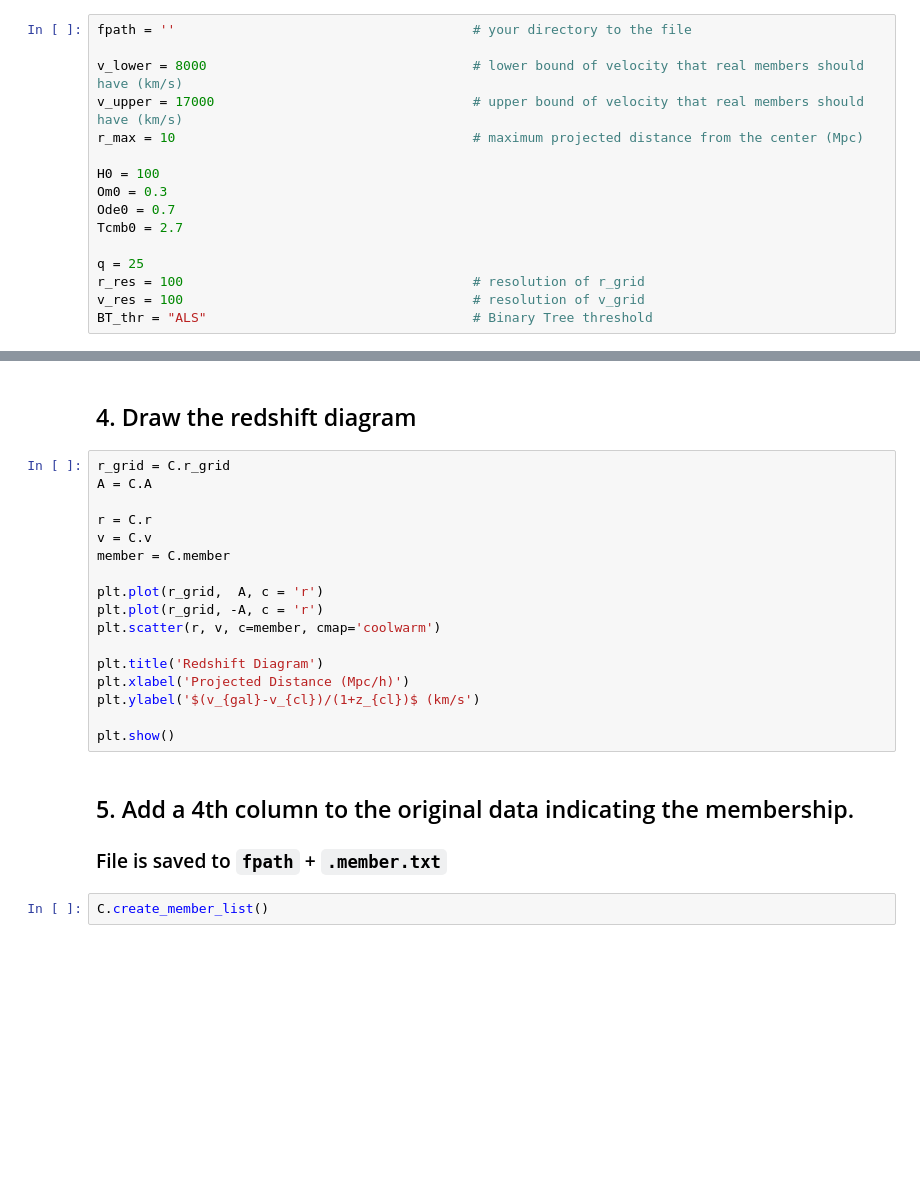
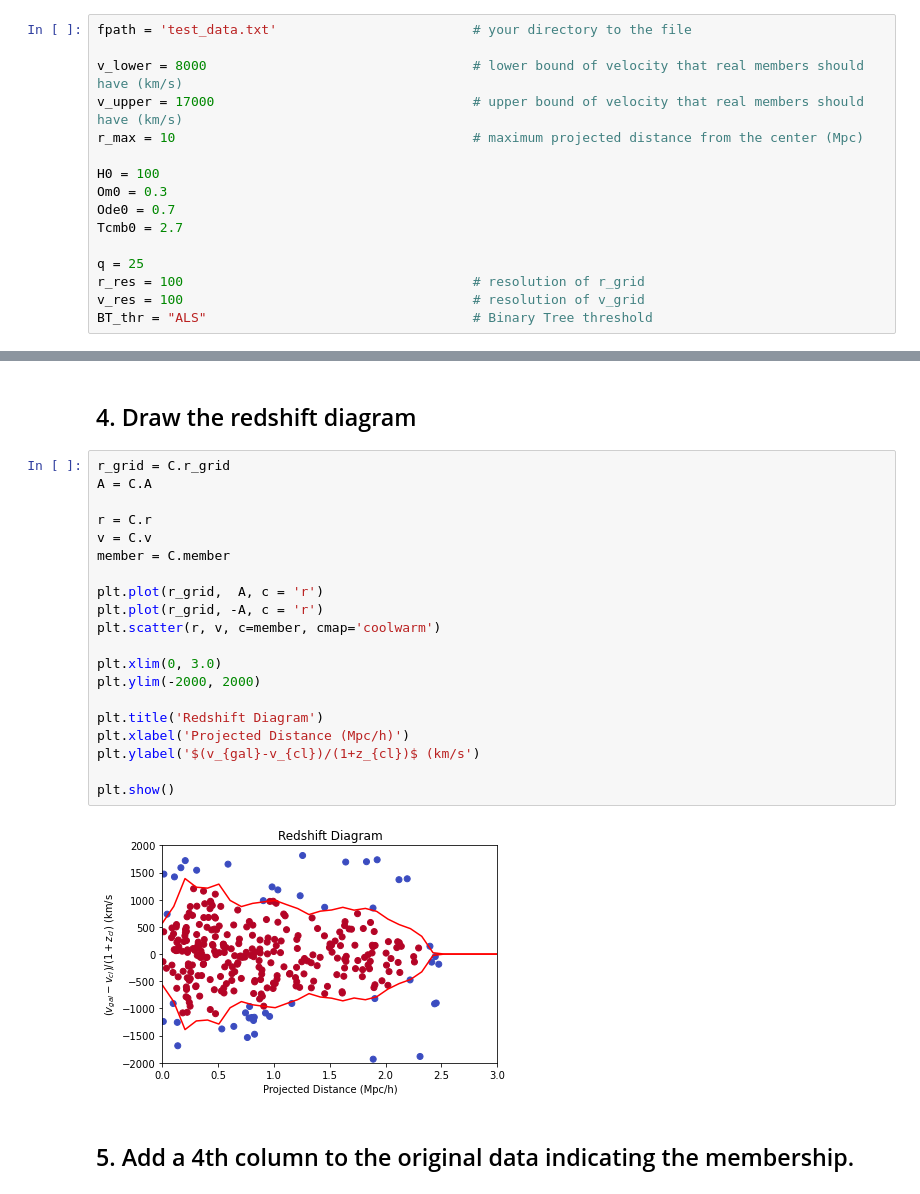
Before and after one commit to woodykang/CausticSNUpy, a Jupyter notebook: example.ipynb, the cells around one changed output, grey strips where cells are left out. Cells and saved outputs as stored; diff of their text form; blank space fills up the shorter version.

```diff
--- a/example.ipynb
+++ b/example.ipynb
@@ -9,7 +9,7 @@ from CausticSNUpy import caustics
 # %% [markdown]
 ## 2. Set parameters.
 # %%
-fpath = ''                                      # your directory to the file
+fpath = 'test_data.txt'                         # your directory to the file
 
 v_lower = 8000                                  # lower bound of velocity that real members should have (km/s)
 v_upper = 17000                                 # upper bound of velocity that real members should have (km/s)
@@ -34,22 +52,24 @@ C.run()
 # %%
 r_grid = C.r_grid
 A = C.A
 
 r = C.r
 v = C.v
 member = C.member
 
 plt.plot(r_grid,  A, c = 'r')
 plt.plot(r_grid, -A, c = 'r')
 plt.scatter(r, v, c=member, cmap='coolwarm')
 
+plt.xlim(0, 3.0)
+plt.ylim(-2000, 2000)
+
 plt.title('Redshift Diagram')
 plt.xlabel('Projected Distance (Mpc/h)')
 plt.ylabel('$(v_{gal}-v_{cl})/(1+z_{cl})$ (km/s')
 
 plt.show()
+# %% [output]
+[figure, added]
 # %% [markdown]
 ## 5. Add a 4th column to the original data indicating the membership.
-### File is saved to `fpath` + `.member.txt`
-# %%
-C.create_member_list()
```
Also changed, not shown: parts of 3 cells of this notebook.
